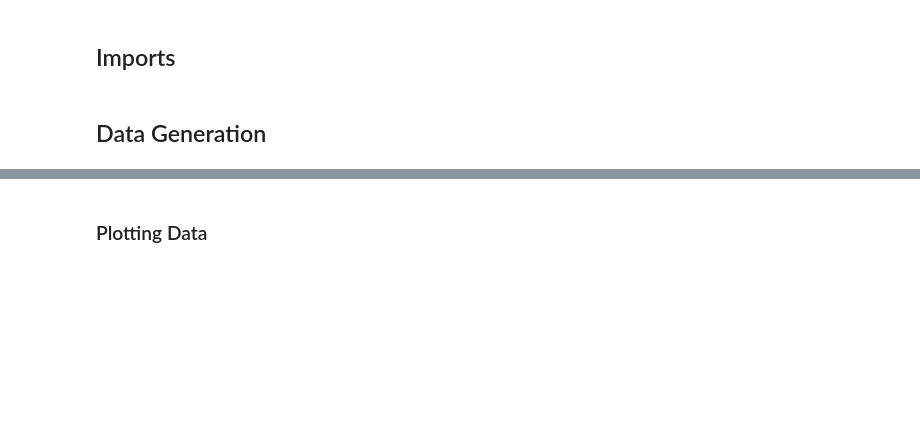
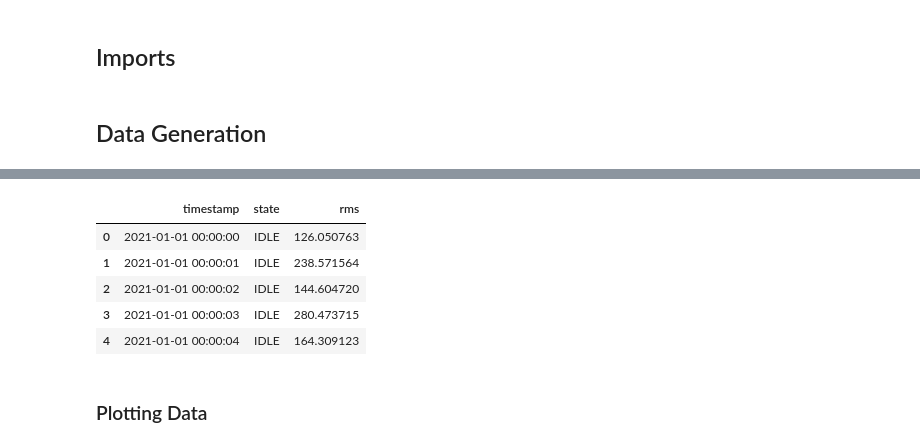
Before and after one commit to Danielwoodh/Time-Series-Data-Generation, a Jupyter notebook: EDA - 0.0.ipynb, the cells around one changed output, grey strips where cells are left out. Cells and saved outputs as stored; diff of their text form; code cells hidden in the pictures; blank space fills up the shorter version.

```diff
--- a/EDA - 0.0.ipynb
+++ b/EDA - 0.0.ipynb
@@ -178,3 +81,13 @@ print(df.head())
+# %%
+df = generate_time_series_data(start_date, end_date, freq='1S')
+df.head()
+# %% [output]
+|  | timestamp | state | rms |
+| 0 | 2021-01-01 00:00:00 | IDLE | 126.050763 |
+| 1 | 2021-01-01 00:00:01 | IDLE | 238.571564 |
+| 2 | 2021-01-01 00:00:02 | IDLE | 144.604720 |
+| 3 | 2021-01-01 00:00:03 | IDLE | 280.473715 |
+| 4 | 2021-01-01 00:00:04 | IDLE | 164.309123 |
 # %% [markdown]
 ### Plotting Data
 # %%
```
Also changed, not shown: parts of 11 cells of this notebook.
